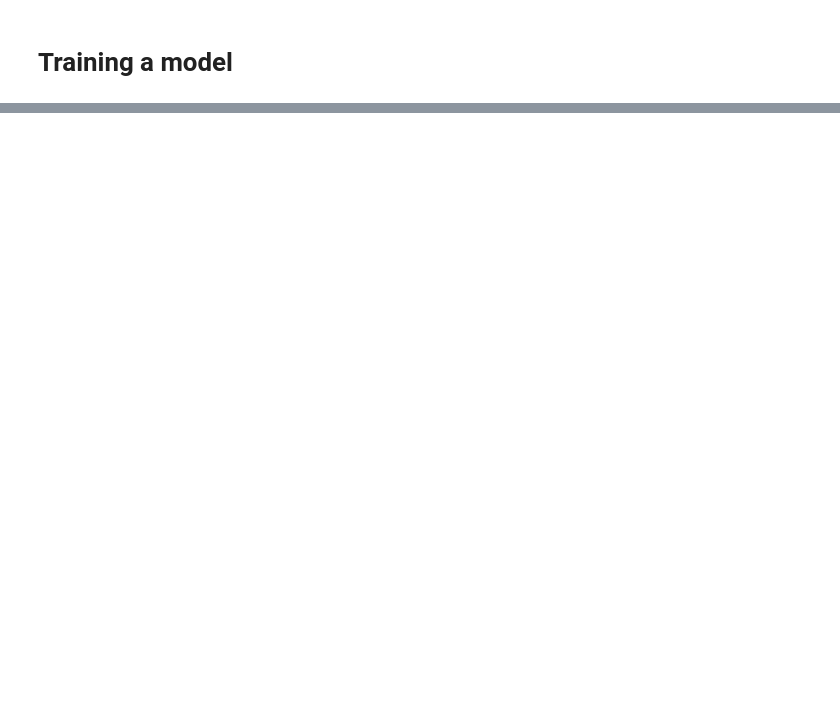
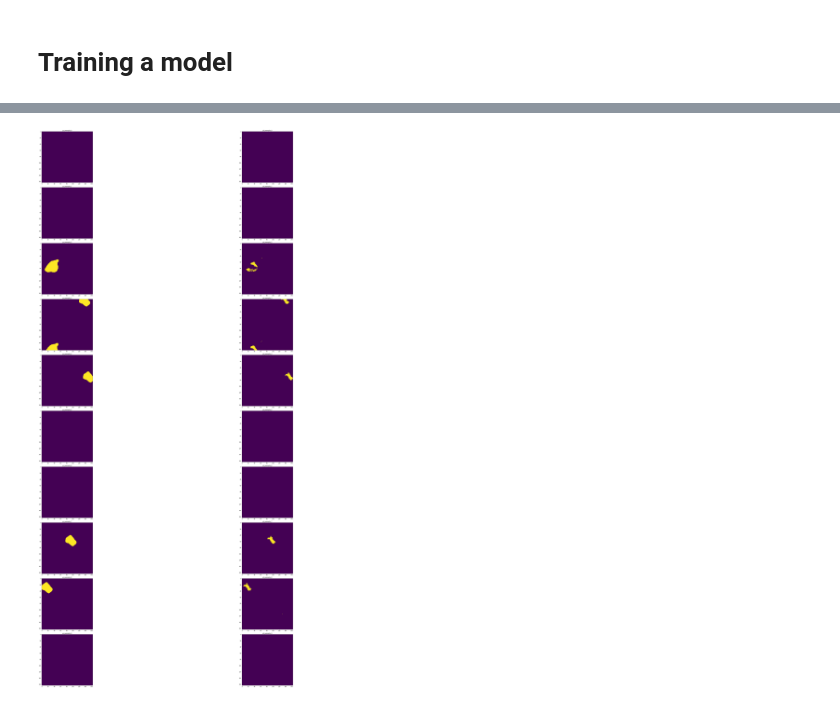
Before and after one commit to marioviti/nn_segmentation, a Jupyter notebook: notebooks/Training.ipynb, the cells around one changed output, grey strips where cells are left out. Cells and saved outputs as stored; diff of their text form; code cells hidden in the pictures; blank space fills up the shorter version.

```diff
--- a/notebooks/Training.ipynb
+++ b/notebooks/Training.ipynb
@@ -39,15 +43,15 @@ from datasets import combine_y_w
 model_input_size = input_patch_size + input_channels
 unet = Unet(model_input_size, classes=output_channels[0])
 
-def train(model,dataset,epochs=10,n_batch=5):
-    losses = None
-    metrics = None
+def train(model,dataset,epochs=40,n_batch=10):
+    losses = []
+    metrics = []
     h,w,_ = model.input_shape
     for i in range(epochs):
-        x_train,y_train,w_train = dataset.sample_X_Y_patch_batch([h,w],n_batch=n_batch)
-        yw_train = combine_y_w(y_train,w_train)
-        model.fit(x_train,yw_train)
-        model.evaluate(x_train,yw_train)
+        print("=========== iteration {}/{} =============".format(i+1,epochs))
+        x_train,y_train,w_train = dataset.sample_X_Y_W_patch_batch([h,w],n_batch=n_batch)
+        model.fit(x_train,y_train)
+        model.evaulate(x_train,y_train)
         loss, metric = model.score
         losses += [loss]
         metrics += [metric]
@@ -61,0 +96,33 @@ KeyboardInterrupt:
+# %%
+def crop_receptive(batch, crop_size):
+    """
+        Get a cropped batch to fit the perceptive field,
+        the resulting output shape is n,hy,wy,cy.
+
+        args:
+            - batch (numpy array) y.shape : n,hx,wx,cy
+            - crop_size (list) : hy,wy
+    """
+    n,hx,wx,_ = batch.shape
+    hy,wy = crop_size
+    dhq, dhr = (hx-hy)//2, (hx-hy)%2
+    dwq, dwr = (wx-wy)//2, (wx-wy)%2
+    return batch[:, dhq: hx - (dhq + dhr), dwq: wx - (dwq + dwr) ]
+
+def evaluate(model,dataset,train=True,n_batch=10):
+    h,w,_ = model.input_shape
+    x_,y_,w_= dataset.sample_X_Y_W_patch_batch([h,w],n_batch=n_batch, train=train)
+    y_hat = model.predict(x_)
+    model.evaulate(x_,y_)
+    loss,metric = model.score
+    x_ = crop_receptive(x_,y_hat.shape[1:3])
+    y_ = crop_receptive(y_,y_hat.shape[1:3])
+    return loss,metric,x_,y_,y_hat
+
+loss,metric,x_,y_,y_hat = evaluate(unet,dataset)
+y_imgs = from_categorical(y_)
+print(np.max(y_hat))
+y_hat_imgs = from_categorical(y_hat)
+print("loss: {}, metric: {}".format(loss,metric))
+show_batches([y_imgs,y_hat_imgs],["ys","yh"])
+# %% [output]
@@ -61,0 +132 @@ KeyboardInterrupt:
+[figure, added]
```
Also changed, not shown: parts of 4 cells of this notebook, 1 other file.
